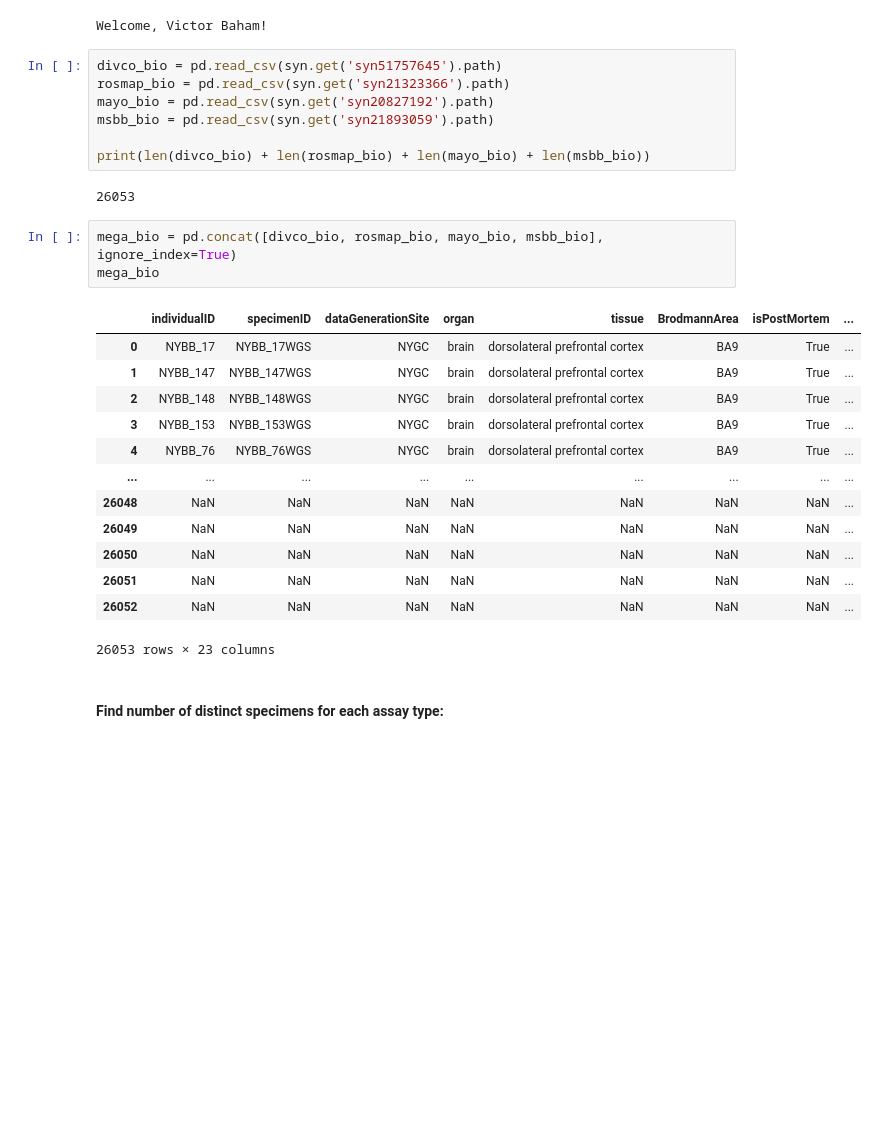
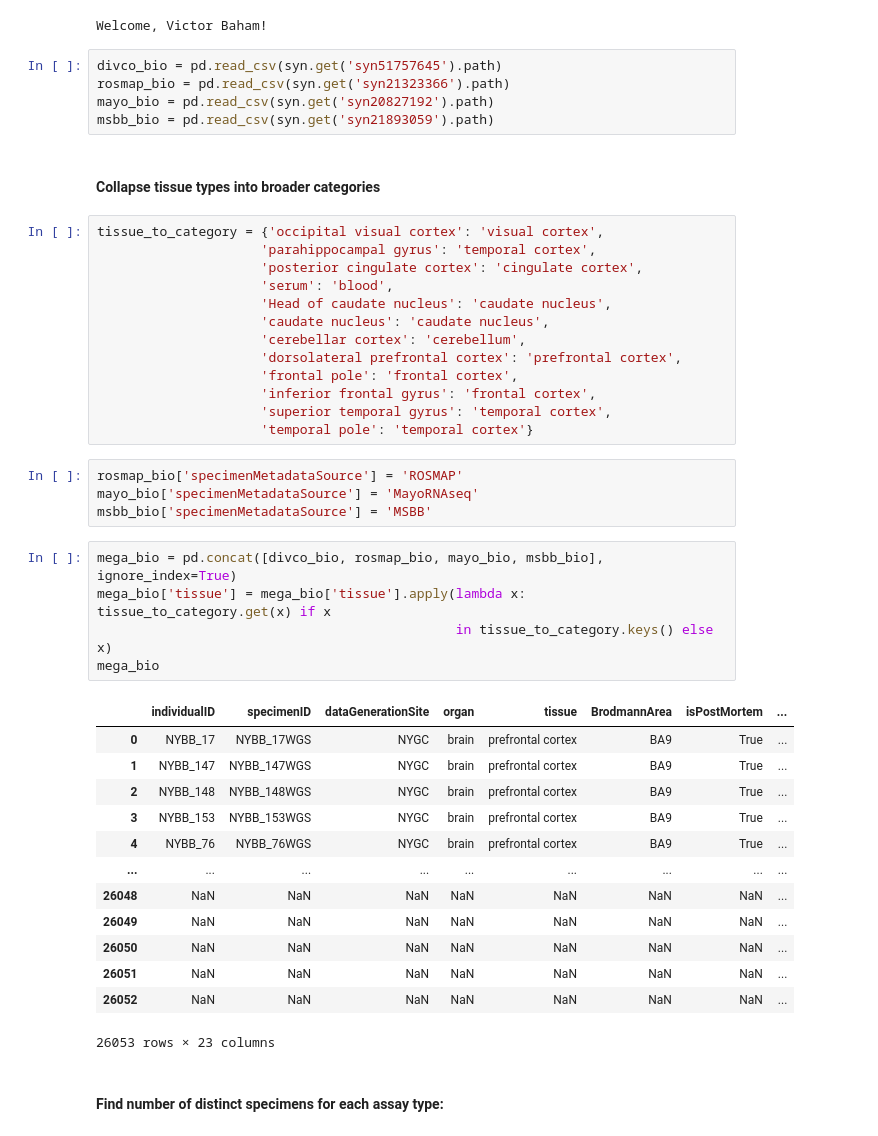
Before and after one commit to avanlinden/AMP-AD-Data-Wrangling-VB, a Jupyter notebook: 04_2024_AMP-AD_1_2_Analytics.ipynb, the cells around one changed output. Drawn from its saved outputs; the diff is of its cells as text; blank space fills up the shorter version.

```diff
--- a/04_2024_AMP-AD_1_2_Analytics.ipynb
+++ b/04_2024_AMP-AD_1_2_Analytics.ipynb
@@ -15,20 +15,37 @@ divco_bio = pd.read_csv(syn.get('syn51757645').path)
 rosmap_bio = pd.read_csv(syn.get('syn21323366').path)
 mayo_bio = pd.read_csv(syn.get('syn20827192').path)
 msbb_bio = pd.read_csv(syn.get('syn21893059').path)
-
-print(len(divco_bio) + len(rosmap_bio) + len(mayo_bio) + len(msbb_bio))
-# %% [output]
-26053
+# %% [markdown]
+#### Collapse tissue types into broader categories
+# %%
+tissue_to_category = {'occipital visual cortex': 'visual cortex',
+                     'parahippocampal gyrus': 'temporal cortex',
+                     'posterior cingulate cortex': 'cingulate cortex',
+                     'serum': 'blood',
+                     'Head of caudate nucleus': 'caudate nucleus',
+                     'caudate nucleus': 'caudate nucleus',
+                     'cerebellar cortex': 'cerebellum',
+                     'dorsolateral prefrontal cortex': 'prefrontal cortex',
+                     'frontal pole': 'frontal cortex',
+                     'inferior frontal gyrus': 'frontal cortex',
+                     'superior temporal gyrus': 'temporal cortex',
+                     'temporal pole': 'temporal cortex'}
+# %%
+rosmap_bio['specimenMetadataSource'] = 'ROSMAP'
+mayo_bio['specimenMetadataSource'] = 'MayoRNAseq'
+msbb_bio['specimenMetadataSource'] = 'MSBB'
 # %%
 mega_bio = pd.concat([divco_bio, rosmap_bio, mayo_bio, msbb_bio], ignore_index=True)
+mega_bio['tissue'] = mega_bio['tissue'].apply(lambda x: tissue_to_category.get(x) if x
+                                              in tissue_to_category.keys() else x)
 mega_bio
 # %% [output]
 |  | individualID | specimenID | dataGenerationSite | organ | tissue | BrodmannArea | isPostMortem | ... |
-| 0 | NYBB_17 | NYBB_17WGS | NYGC | brain | dorsolateral prefrontal cortex | BA9 | True | ... |
-| 1 | NYBB_147 | NYBB_147WGS | NYGC | brain | dorsolateral prefrontal cortex | BA9 | True | ... |
-| 2 | NYBB_148 | NYBB_148WGS | NYGC | brain | dorsolateral prefrontal cortex | BA9 | True | ... |
-| 3 | NYBB_153 | NYBB_153WGS | NYGC | brain | dorsolateral prefrontal cortex | BA9 | True | ... |
-| 4 | NYBB_76 | NYBB_76WGS | NYGC | brain | dorsolateral prefrontal cortex | BA9 | True | ... |
+| 0 | NYBB_17 | NYBB_17WGS | NYGC | brain | prefrontal cortex | BA9 | True | ... |
+| 1 | NYBB_147 | NYBB_147WGS | NYGC | brain | prefrontal cortex | BA9 | True | ... |
+| 2 | NYBB_148 | NYBB_148WGS | NYGC | brain | prefrontal cortex | BA9 | True | ... |
+| 3 | NYBB_153 | NYBB_153WGS | NYGC | brain | prefrontal cortex | BA9 | True | ... |
+| 4 | NYBB_76 | NYBB_76WGS | NYGC | brain | prefrontal cortex | BA9 | True | ... |
 | ... | ... | ... | ... | ... | ... | ... | ... | ... |
 | 26048 | NaN | NaN | NaN | NaN | NaN | NaN | NaN | ... |
 | 26049 | NaN | NaN | NaN | NaN | NaN | NaN | NaN | ... |
```
Also changed, not shown: parts of 4 cells of this notebook.
